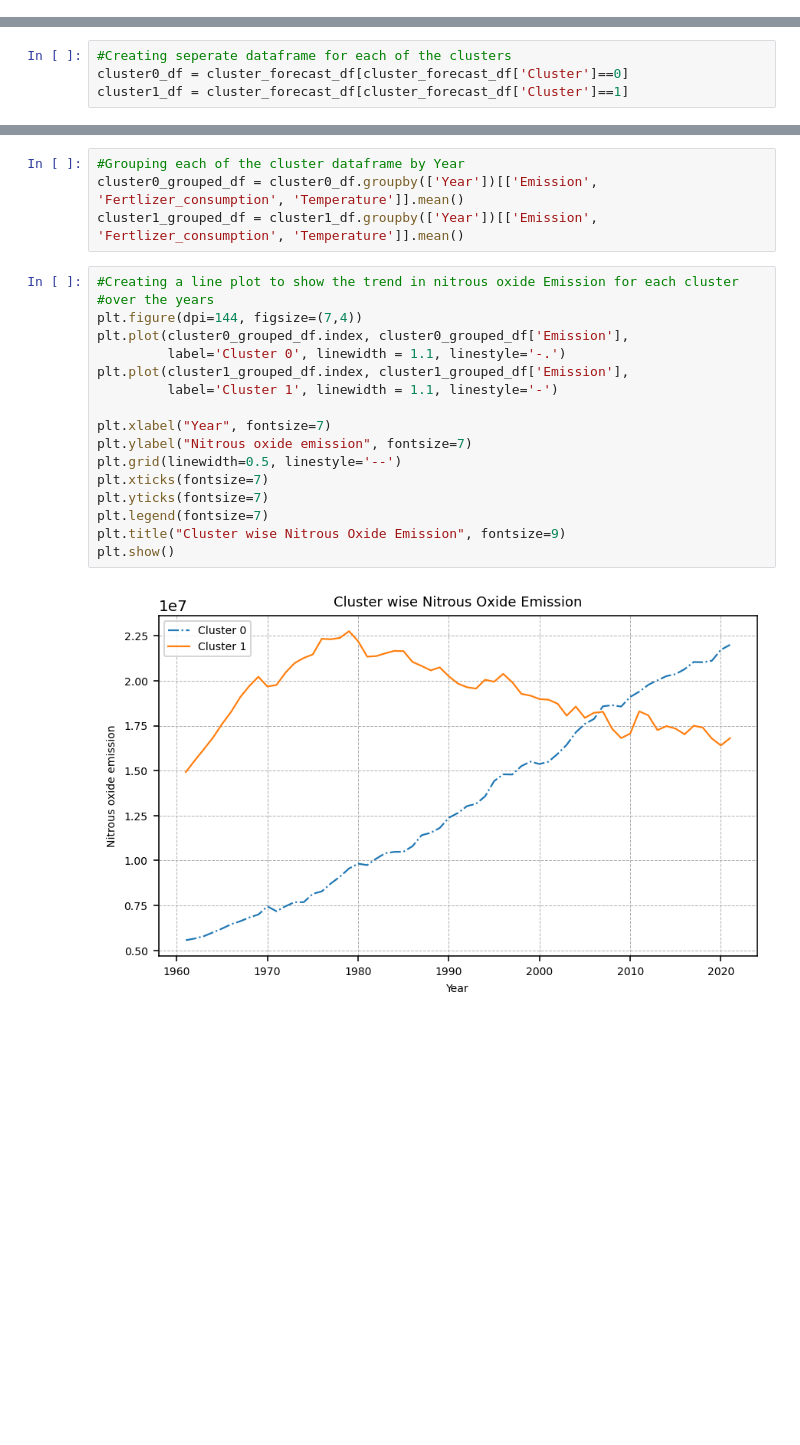
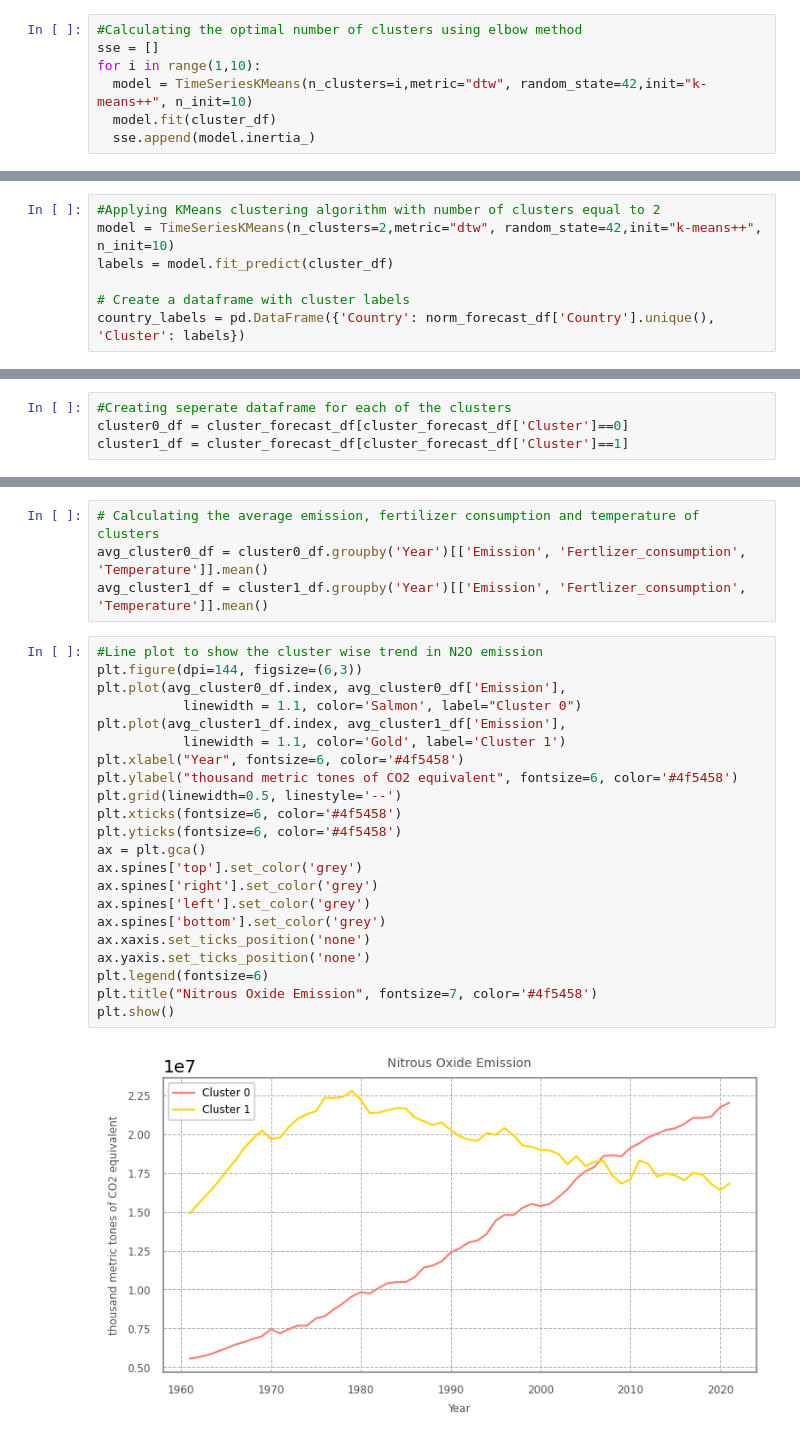
Before and after one commit to MuhammedThariq/Data-Science-Final-Project, a Jupyter notebook: Exploratory_data_analysis.ipynb, the cells around one changed output, grey strips where cells are left out. Drawn from its saved outputs; the diff is of its cells as text; blank space fills up the shorter version.

```diff
--- a/Exploratory_data_analysis.ipynb
+++ b/Exploratory_data_analysis.ipynb
@@ -287,0 +256,7 @@ country_labels = pd.DataFrame({'Country': norm_cluster_df['Country'].unique(), '
+# %%
+#Calculating the optimal number of clusters using elbow method
+sse = []
+for i in range(1,10):
+  model = TimeSeriesKMeans(n_clusters=i,metric="dtw", random_state=42,init="k-means++", n_init=10)
+  model.fit(cluster_df)
+  sse.append(model.inertia_)
@@ -288,3 +315,10 @@ country_labels = pd.DataFrame({'Country': norm_cluster_df['Country'].unique(), '
+# %%
+#Applying KMeans clustering algorithm with number of clusters equal to 2
+model = TimeSeriesKMeans(n_clusters=2,metric="dtw", random_state=42,init="k-means++", n_init=10)
+labels = model.fit_predict(cluster_df)
+
+# Create a dataframe with cluster labels
+country_labels = pd.DataFrame({'Country': norm_forecast_df['Country'].unique(), 'Cluster': labels})
 # %%
 #Merging the actual forecast_df with country_labels by Country column
 cluster_forecast_df = pd.merge(forecast_df, country_labels, on=('Country'))
@@ -362,23 +399,28 @@ cluster1_df = cluster_forecast_df[cluster_forecast_df['Cluster']==1]
 # %%
-#Grouping each of the cluster dataframe by Year
-cluster0_grouped_df = cluster0_df.groupby(['Year'])[['Emission', 'Fertlizer_consumption', 'Temperature']].mean()
-cluster1_grouped_df = cluster1_df.groupby(['Year'])[['Emission', 'Fertlizer_consumption', 'Temperature']].mean()
+# Calculating the average emission, fertilizer consumption and temperature of clusters
+avg_cluster0_df = cluster0_df.groupby('Year')[['Emission', 'Fertlizer_consumption', 'Temperature']].mean()
+avg_cluster1_df = cluster1_df.groupby('Year')[['Emission', 'Fertlizer_consumption', 'Temperature']].mean()
 # %%
-#Creating a line plot to show the trend in nitrous oxide Emission for each cluster
-#over the years
-plt.figure(dpi=144, figsize=(7,4))
-plt.plot(cluster0_grouped_df.index, cluster0_grouped_df['Emission'],
-         label='Cluster 0', linewidth = 1.1, linestyle='-.')
-plt.plot(cluster1_grouped_df.index, cluster1_grouped_df['Emission'],
-         label='Cluster 1', linewidth = 1.1, linestyle='-')
-
-plt.xlabel("Year", fontsize=7)
-plt.ylabel("Nitrous oxide emission", fontsize=7)
+#Line plot to show the cluster wise trend in N2O emission
+plt.figure(dpi=144, figsize=(6,3))
+plt.plot(avg_cluster0_df.index, avg_cluster0_df['Emission'],
+           linewidth = 1.1, color='Salmon', label="Cluster 0")
+plt.plot(avg_cluster1_df.index, avg_cluster1_df['Emission'],
+           linewidth = 1.1, color='Gold', label='Cluster 1')
+plt.xlabel("Year", fontsize=6, color='#4f5458')
+plt.ylabel("thousand metric tones of CO2 equivalent", fontsize=6, color='#4f5458')
 plt.grid(linewidth=0.5, linestyle='--')
-plt.xticks(fontsize=7)
-plt.yticks(fontsize=7)
-plt.legend(fontsize=7)
-plt.title("Cluster wise Nitrous Oxide Emission", fontsize=9)
+plt.xticks(fontsize=6, color='#4f5458')
+plt.yticks(fontsize=6, color='#4f5458')
+ax = plt.gca()
+ax.spines['top'].set_color('grey')
+ax.spines['right'].set_color('grey')
+ax.spines['left'].set_color('grey')
+ax.spines['bottom'].set_color('grey')
+ax.xaxis.set_ticks_position('none')
+ax.yaxis.set_ticks_position('none')
+plt.legend(fontsize=6)
+plt.title("Nitrous Oxide Emission", fontsize=7, color='#4f5458')
 plt.show()
 # %% [output]
-[figure, old version]
+[figure, new version]
```
Also changed, not shown: parts of 64 cells of this notebook.
